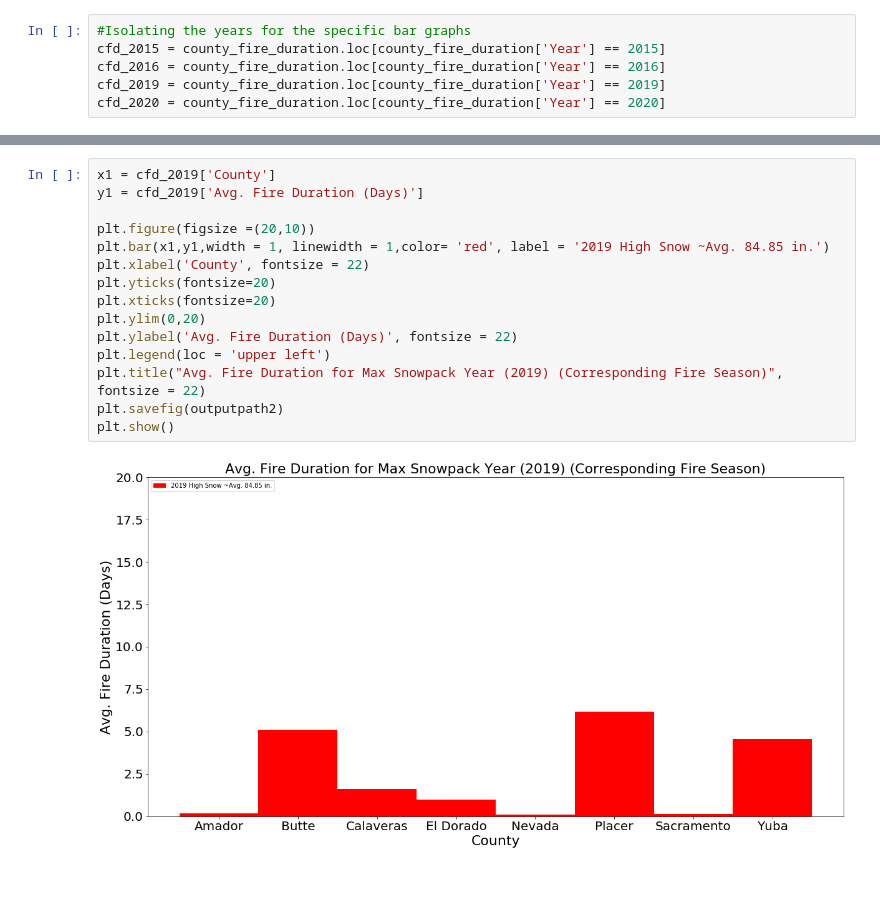
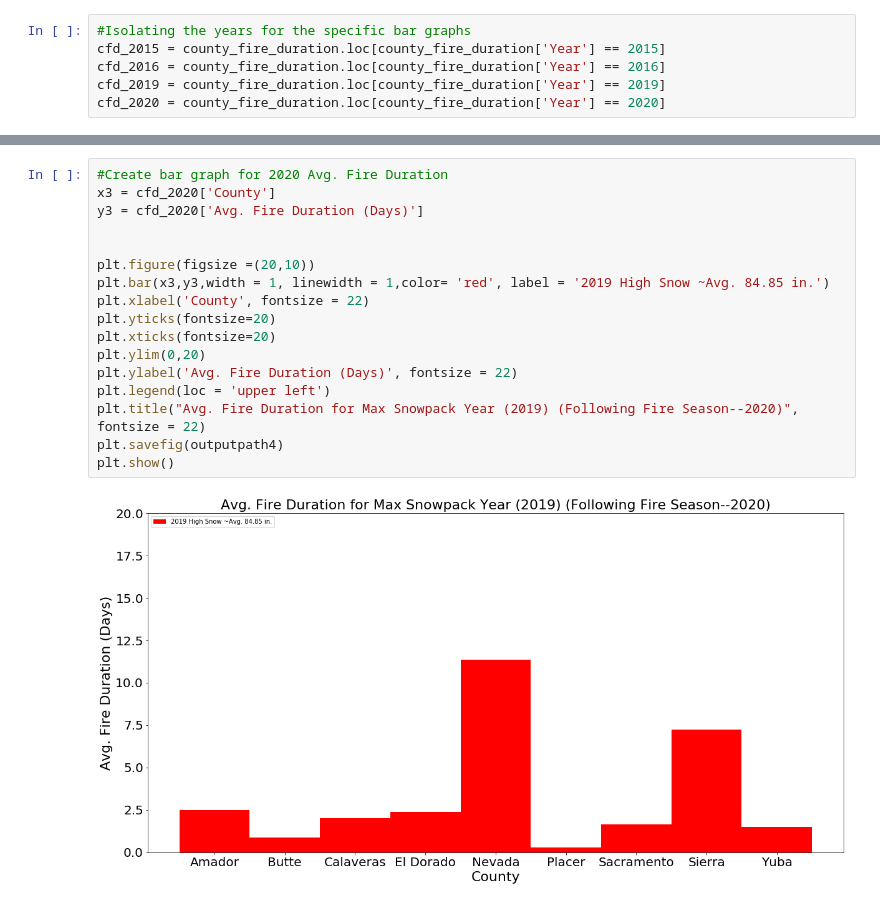
Before and after one commit to Jed-Miller/project1_group10, a Jupyter notebook: high_low_bargraph.ipynb, the cells around one changed output, grey strips where cells are left out. Cells and saved outputs as stored; diff of their text form.

```diff
--- a/high_low_bargraph.ipynb
+++ b/high_low_bargraph.ipynb
@@ -63,17 +84,19 @@ plt.show()
 # %%
-x1 = cfd_2019['County']
-y1 = cfd_2019['Avg. Fire Duration (Days)']
+#Create bar graph for 2020 Avg. Fire Duration
+x3 = cfd_2020['County']
+y3 = cfd_2020['Avg. Fire Duration (Days)']
+
 
 plt.figure(figsize =(20,10))
-plt.bar(x1,y1,width = 1, linewidth = 1,color= 'red', label = '2019 High Snow ~Avg. 84.85 in.')
+plt.bar(x3,y3,width = 1, linewidth = 1,color= 'red', label = '2019 High Snow ~Avg. 84.85 in.')
 plt.xlabel('County', fontsize = 22)
 plt.yticks(fontsize=20)
 plt.xticks(fontsize=20)
 plt.ylim(0,20)
 plt.ylabel('Avg. Fire Duration (Days)', fontsize = 22)
 plt.legend(loc = 'upper left')
-plt.title("Avg. Fire Duration for Max Snowpack Year (2019) (Corresponding Fire Season)", fontsize = 22)
-plt.savefig(outputpath2)
+plt.title("Avg. Fire Duration for Max Snowpack Year (2019) (Following Fire Season--2020)", fontsize = 22)
+plt.savefig(outputpath4)
 plt.show()
 # %% [output]
-[figure, old version]
+[figure, new version]
```
Also changed, not shown: parts of 5 cells of this notebook, 2 other files.
